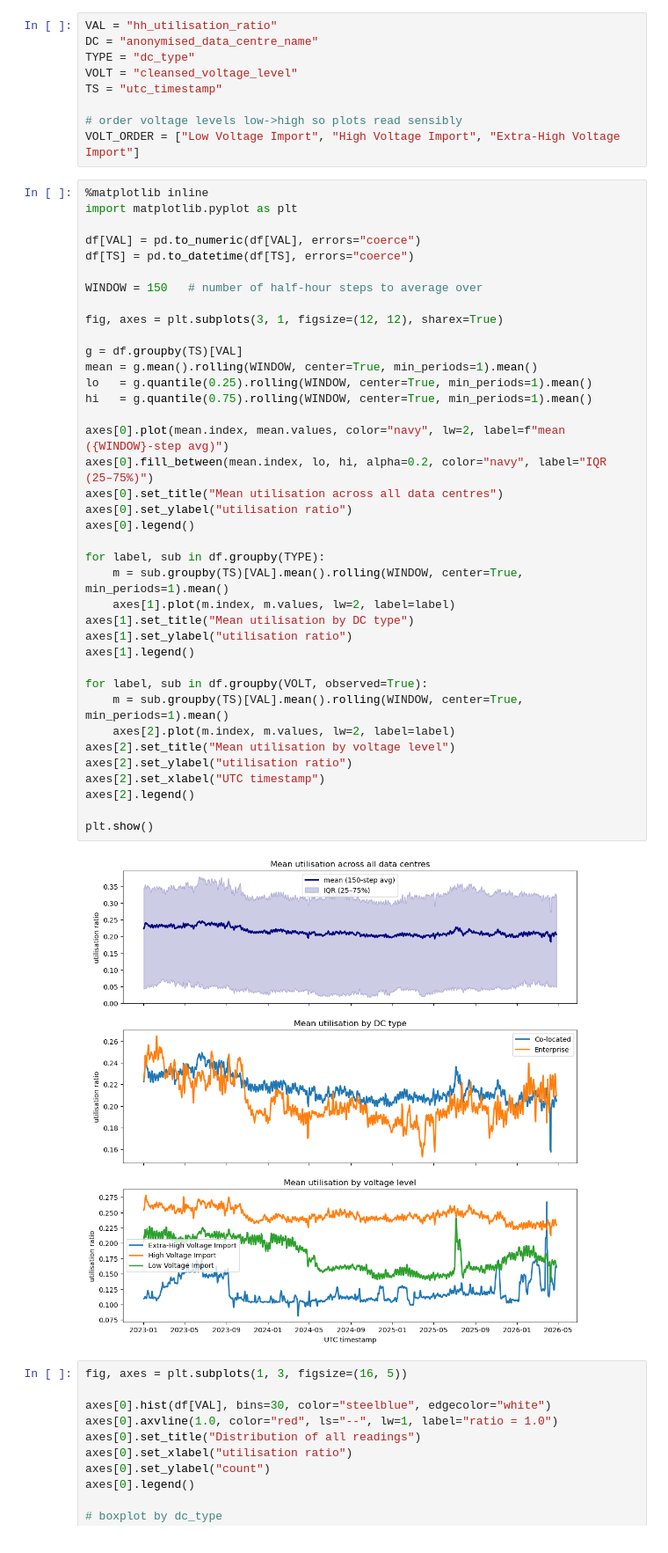
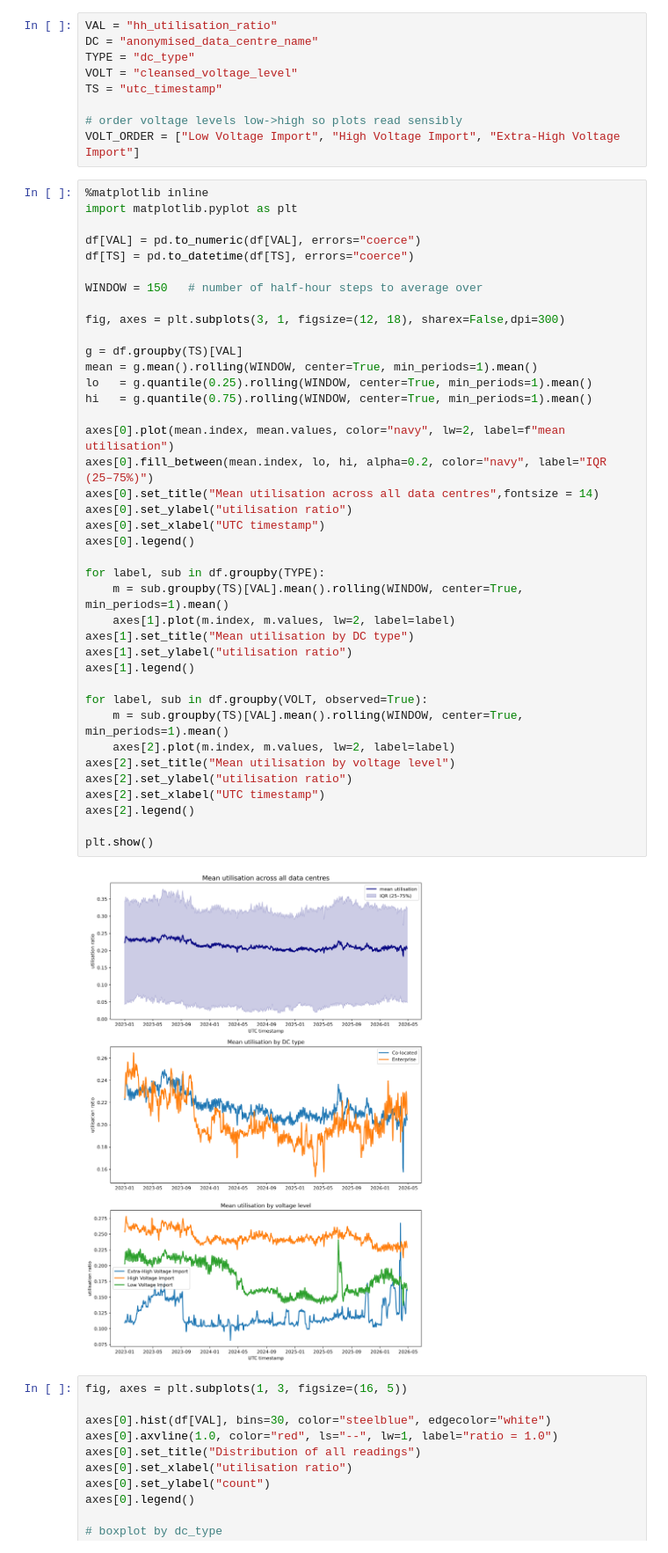
Before and after one commit to marta-uoe/PyPSA-GB-datacentres, a Jupyter notebook: notebooks/Martas_tests.ipynb, the cells around one changed output. Shown at 88% size. Saved outputs shown, nothing was run; the diff lists cells and outputs as text.

```diff
--- a/notebooks/Martas_tests.ipynb
+++ b/notebooks/Martas_tests.ipynb
@@ -82,37 +82,38 @@ df[TS] = pd.to_datetime(df[TS], errors="coerce")
 
 WINDOW = 150   # number of half-hour steps to average over
 
-fig, axes = plt.subplots(3, 1, figsize=(12, 12), sharex=True)
+fig, axes = plt.subplots(3, 1, figsize=(12, 18), sharex=False,dpi=300)
 
 g = df.groupby(TS)[VAL]
 mean = g.mean().rolling(WINDOW, center=True, min_periods=1).mean()
 lo   = g.quantile(0.25).rolling(WINDOW, center=True, min_periods=1).mean()
 hi   = g.quantile(0.75).rolling(WINDOW, center=True, min_periods=1).mean()
 
-axes[0].plot(mean.index, mean.values, color="navy", lw=2, label=f"mean ({WINDOW}-step avg)")
+axes[0].plot(mean.index, mean.values, color="navy", lw=2, label=f"mean utilisation")
 axes[0].fill_between(mean.index, lo, hi, alpha=0.2, color="navy", label="IQR (25–75%)")
-axes[0].set_title("Mean utilisation across all data centres")
+axes[0].set_title("Mean utilisation across all data centres",fontsize = 14)
 axes[0].set_ylabel("utilisation ratio")
+axes[0].set_xlabel("UTC timestamp")
 axes[0].legend()
 
 for label, sub in df.groupby(TYPE):
     m = sub.groupby(TS)[VAL].mean().rolling(WINDOW, center=True, min_periods=1).mean()
     axes[1].plot(m.index, m.values, lw=2, label=label)
 axes[1].set_title("Mean utilisation by DC type")
 axes[1].set_ylabel("utilisation ratio")
 axes[1].legend()
 
 for label, sub in df.groupby(VOLT, observed=True):
     m = sub.groupby(TS)[VAL].mean().rolling(WINDOW, center=True, min_periods=1).mean()
     axes[2].plot(m.index, m.values, lw=2, label=label)
 axes[2].set_title("Mean utilisation by voltage level")
 axes[2].set_ylabel("utilisation ratio")
 axes[2].set_xlabel("UTC timestamp")
 axes[2].legend()
 
 plt.show()
 # %% [output]
-[figure, old version]
+[figure, new version]
 # %%
 fig, axes = plt.subplots(1, 3, figsize=(16, 5))
 
```
Also changed, not shown: parts of 20 cells of this notebook, 1 other file.
